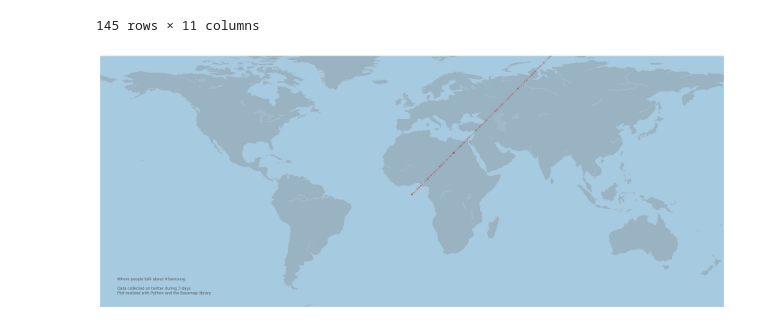
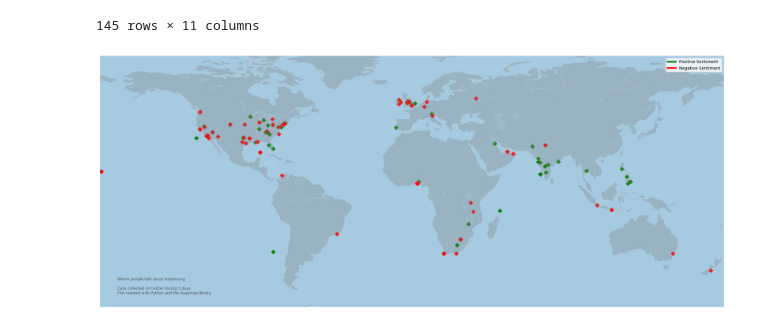
Before and after one commit to VaaibhaviSingh/SentimentAnalyzer, a Jupyter notebook: SamsungTweetsAnalysis.ipynb, the cells around one changed output. Drawn from its saved outputs; the diff is of its cells as text; code cells hidden in the pictures.

Commit message:
Update Samsung Tweets Analysis

```diff
--- a/SamsungTweetsAnalysis.ipynb
+++ b/SamsungTweetsAnalysis.ipynb
@@ -145,32 +145,52 @@ for ele in df:
     s = ele[3:].split(',')[1]
     s = re.sub(']','', s)
     latitude.append(s)
+# %%
+for i in range(len(longitude)):
+    longitude[i] = float(longitude[i])
+    latitude[i] = float(latitude[i])
+# %%
+df1 = pd.DataFrame()
+df1['longitude'] = longitude
+df1['latitude'] = latitude
+df1['predictions'] = predictions
+
+pos = df1[df1['predictions']==1]
+neg = df1[df1['predictions']==0]
+long1 = list(pos['longitude'])
+long2 = list(neg['longitude'])
+lat1 = list(pos['latitude'])
+lat2 = list(neg['latitude'])
 # %%
 # Libraries
 import pandas as pd
 from mpl_toolkits.basemap import Basemap
 import matplotlib.pyplot as plt
+from matplotlib.lines import Line2D
 
 # Set the dimension of the figure
 my_dpi=96
 plt.figure(figsize=(2600/my_dpi, 1800/my_dpi), dpi=my_dpi)
 
 # Make the background map
 m = Basemap(llcrnrlon=-180, llcrnrlat=-65,urcrnrlon=180,urcrnrlat=80)
 m.drawmapboundary(fill_color='#A6CAE0', linewidth=0)
 m.fillcontinents(color='grey', alpha=0.3)
 m.drawcoastlines(linewidth=0.1, color="white")
 
-# prepare a color for each point depending on the continent.
-Samsung_data['labels_enc'] = pd.factorize(Samsung_data['prediction'])[0]
+x1, y1 = m(long1, lat1)
+x2, y2 = m(long2, lat2)
+
 
 # Add a point per position
-m.scatter(longitude, latitude, s=11, alpha=0.4, c=Samsung_data['labels_enc'], cmap="Set1")
+m.scatter(x1, y1, s=50, alpha = 0.9, marker = 'D', color="green")
+m.scatter(x2, y2, s=50, alpha = 0.9, marker = 'D', color="red")
 
-# copyright and source data info
 plt.text( -170, -58,'Where people talk about #Samsung\n\nData collected on twitter during 3 days\nPlot realized with Python and the Basemap library', ha='left', va='bottom', size=9, color='#555555' )
 
-# Save as png
-plt.savefig('#315_Tweet_Samsung_Bubble_map1.png', bbox_inches='tight')
+custom_lines = [Line2D([0], [0], color='green', lw=4), Line2D([0], [0], color='red', lw=4)]
+plt.legend(custom_lines, ['Positive Sentiment', 'Negative Sentiment'], loc='upper right')
+
+plt.show()
 # %% [output]
-[figure, old version]
+[figure, new version]
```
Also changed, not shown: parts of 2 cells of this notebook.
